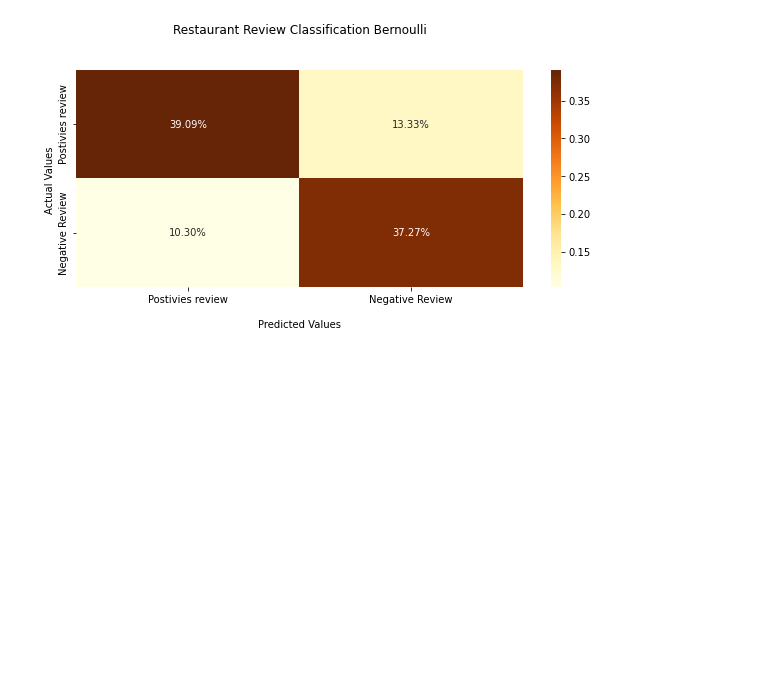
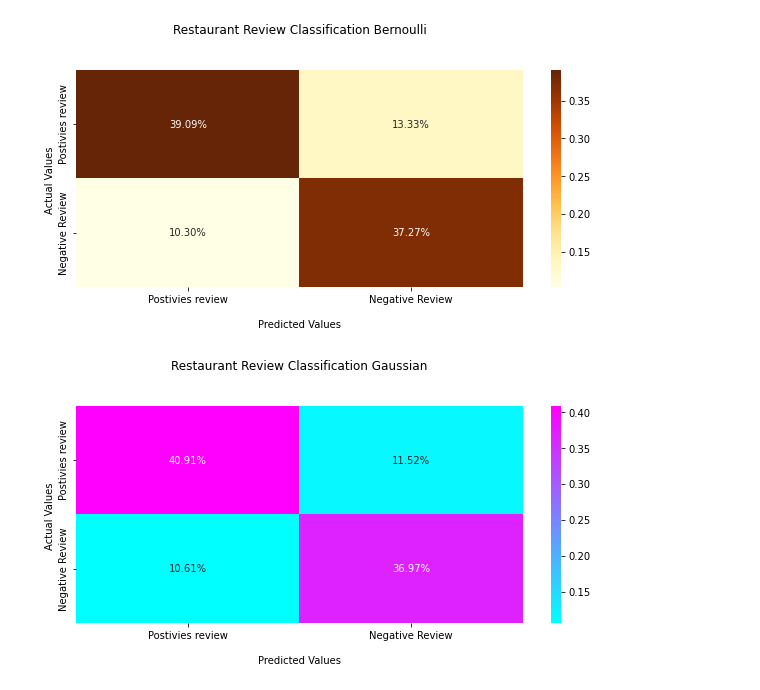
Before and after one commit to rupesh0402/SentimentAnalysis, a Jupyter notebook: sentiment_analysis_NaiveBayes.ipynb, the cells around one changed output. Drawn from its saved outputs; the diff is of its cells as text; code cells hidden in the pictures; blank space fills up the shorter version.

```diff
--- a/sentiment_analysis_NaiveBayes.ipynb
+++ b/sentiment_analysis_NaiveBayes.ipynb
@@ -167,0 +170,3 @@ joblib.dump(classifier_BNB, 'Bernoulli_Classifier_Sentiment_Model')
+# %%
+from sklearn.linear_model import LogisticRegression
+classifier_Log = LogisticRegression(random_state=0).fit(X_train,y_train)
@@ -174,6 +184,8 @@ y_pred_GNB = classifier_GNB.predict(X_test)
 y_pred_MNB = classifier_MNB.predict(X_test)
 
 y_pred_BNB = classifier_BNB.predict(X_test)
+
+y_pred_Log = classifier_Log.predict(X_test)
 
 
 #confusion matrix gives the count of true positives, true negatives and false positives, false negatives
@@ -185,6 +197,8 @@ cm_GNB = confusion_matrix(y_test, y_pred_GNB)
 cm_MNB = confusion_matrix(y_test, y_pred_MNB)
 
 cm_BNB = confusion_matrix(y_test, y_pred_BNB)
+
+cm_Log = confusion_matrix(y_test, y_pred_Log)
 
 print(cm_GNB)
 print( accuracy_score(y_test, y_pred_GNB) )
@@ -199,6 +213,11 @@ print("\n\n")
 print(cm_BNB)
 
 print(accuracy_score(y_test, y_pred_BNB))
+
+print("\n\n")
+
+print(cm_Log)
+print(accuracy_score(y_test, y_pred_Log))
 # %% [output]
 [[ 90  83]
  [ 25 132]]
@@ -257,3 +278,17 @@ ax.yaxis.set_ticklabels(['Postivies review','Negative Review'])
 plt.show()
 # %% [output]
 [figure]
+# %%
+plt.figure(figsize=(10, 4))
+ax = sns.heatmap(cm_Log/np.sum(cm_Log), annot=True,
+fmt='.2%', cmap='cool')
+ax.set_title('Restaurant Review Classification Gaussian\n\n');
+ax.set_xlabel('\nPredicted Values')
+ax.set_ylabel('Actual Values ');
+## Ticket labels - List must be in alphabetical order
+ax.xaxis.set_ticklabels(['Postivies review','Negative Review'])
+ax.yaxis.set_ticklabels(['Postivies review','Negative Review'])
+## Display the visualization of the Confusion Matrix.
+plt.show()
+# %% [output]
+[figure, added]
```
Also changed, not shown: parts of 5 cells of this notebook.
